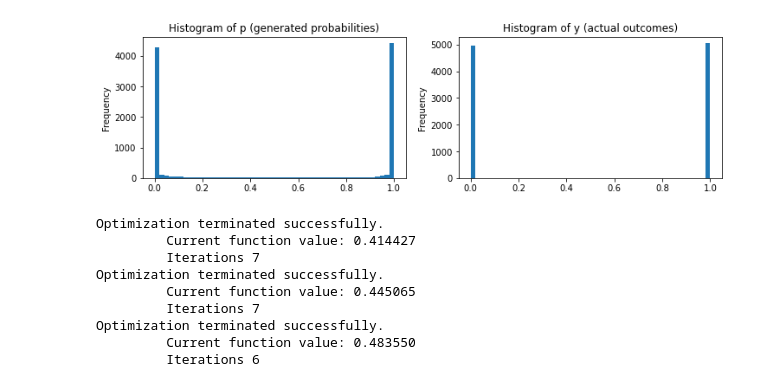
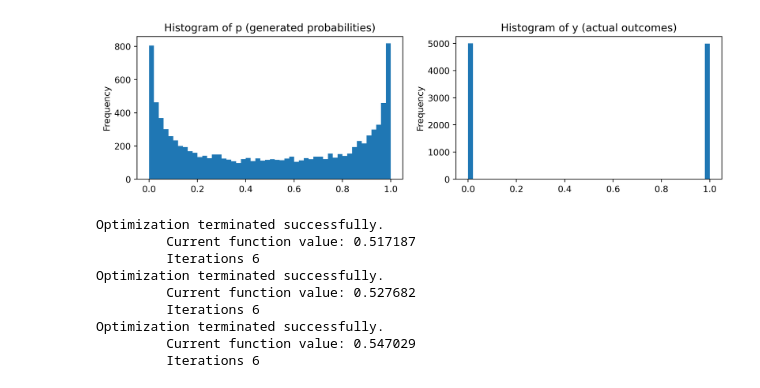
Before and after one commit to PabloIsCoding/simulated_worlds, a Jupyter notebook: Extremizing.ipynb, the cells around one changed output. Cells and saved outputs as stored; diff of their text form; code cells hidden in the pictures.

```diff
--- a/Extremizing.ipynb
+++ b/Extremizing.ipynb
@@ -5,6 +5,8 @@ import statsmodels.api as sm
 import matplotlib.pyplot as plt
 import seaborn as sns
 from sklearn.metrics import confusion_matrix, brier_score_loss
+
+plt.rcParams['figure.dpi'] = 500
 # %%
 def logit(p):
     return np.log(p/(1-p))
@@ -34,35 +36,35 @@ def original_brier_score(forecast, actual_outcome, category_size=0.005):
 def generate_logit_samples(μ, cov, β0, β, N=100_000):
     # Simulation
     X = np.random.multivariate_normal(μ, cov, size=N)
     log_ps = β0 + X @ β
     ps = np.exp(log_ps)/(1+np.exp(log_ps))
     y = (np.random.uniform(size=N) <= ps).astype(int) # -> if p = 0.8, the uniform sample has 80% prob of being 1
 
     # Putting the results into a dataframe for convenience
     samples = pd.DataFrame(X)
     samples.columns = [f'x_{i}' for i in range(1, len(μ)+ 1)]
     samples['p'] = ps
     samples['y'] = y
     return samples
 
 
 ρ12 = 0.5
 ρ13 = 0.4
 ρ23 = 0.3
 cov = [[1, ρ12, ρ13], # Note that I can get away with using correlations as covariances only because *all* standard devs are 1
        [ρ12, 1, ρ23],
        [ρ13, ρ23, 1]]
 μ = np.zeros(3)
 
-β = np.array([10, 10, 10])
+β = np.array([1.2, 1.20, 1.2])
 
 samples = generate_logit_samples(μ, cov, 0, β, N=10_000)
 
 fig, axarray = plt.subplots(1, 2, figsize=(6*2, 3))
 pd.Series(samples['p']).plot.hist(bins=50, ax=axarray[0], title='Histogram of p (generated probabilities)');
 pd.Series(samples['y']).plot.hist(bins=50, ax=axarray[1], title='Histogram of y (actual outcomes)');
 # %% [output]
-[figure, old version]
+[figure, new version]
 # %%
 samples = sm.add_constant(samples)
 
@@ -79,13 +81,13 @@ results_forecaster2 = model_forecaster2.fit()
 results_forecaster3 = model_forecaster3.fit()
 # %% [output]
 Optimization terminated successfully.
-         Current function value: 0.414427
-         Iterations 7
+         Current function value: 0.517187
+         Iterations 6
 Optimization terminated successfully.
-         Current function value: 0.445065
-         Iterations 7
+         Current function value: 0.527682
+         Iterations 6
 Optimization terminated successfully.
-         Current function value: 0.483550
+         Current function value: 0.547029
          Iterations 6
 # %%
 fig, axarray = plt.subplots(1, 3, figsize=(8*3,6))
```
Also changed, not shown: parts of 7 cells of this notebook.
